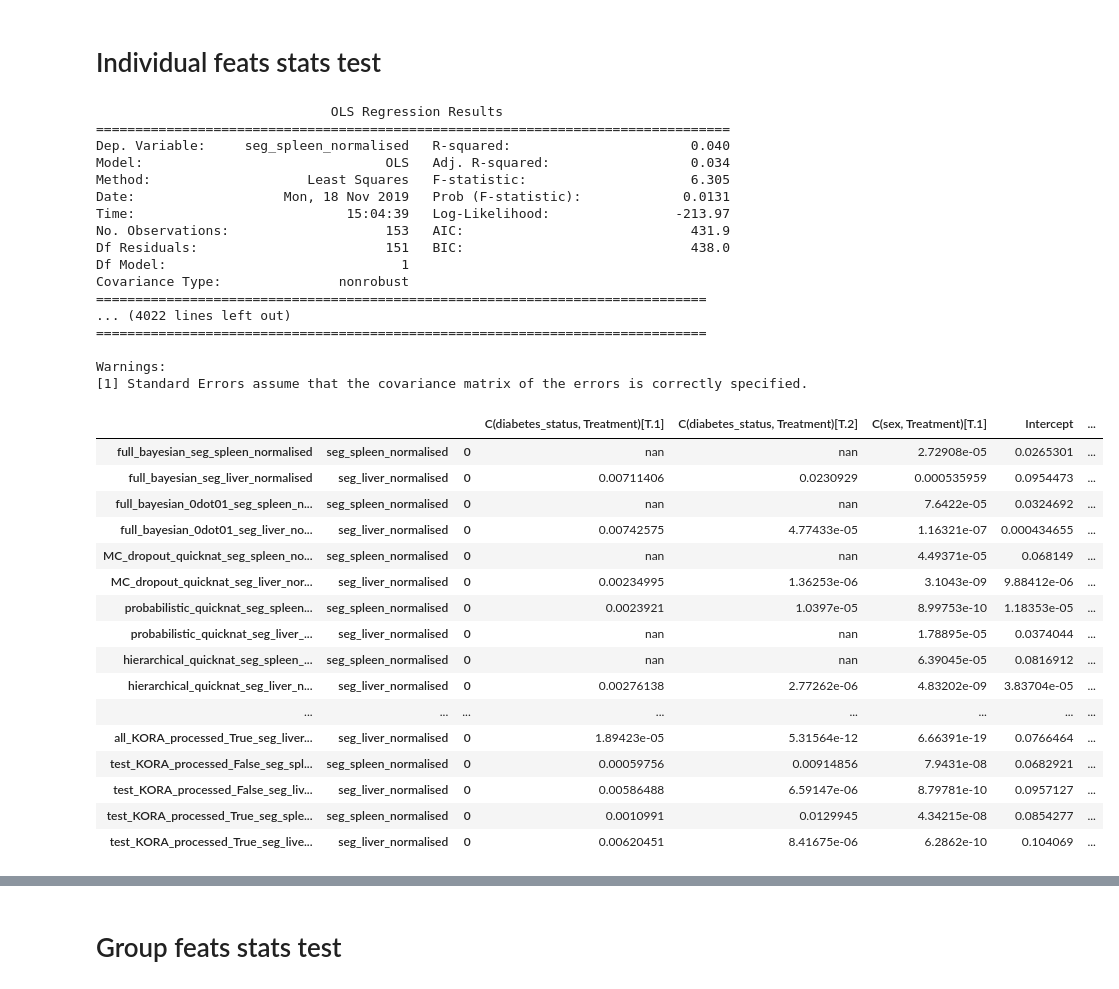
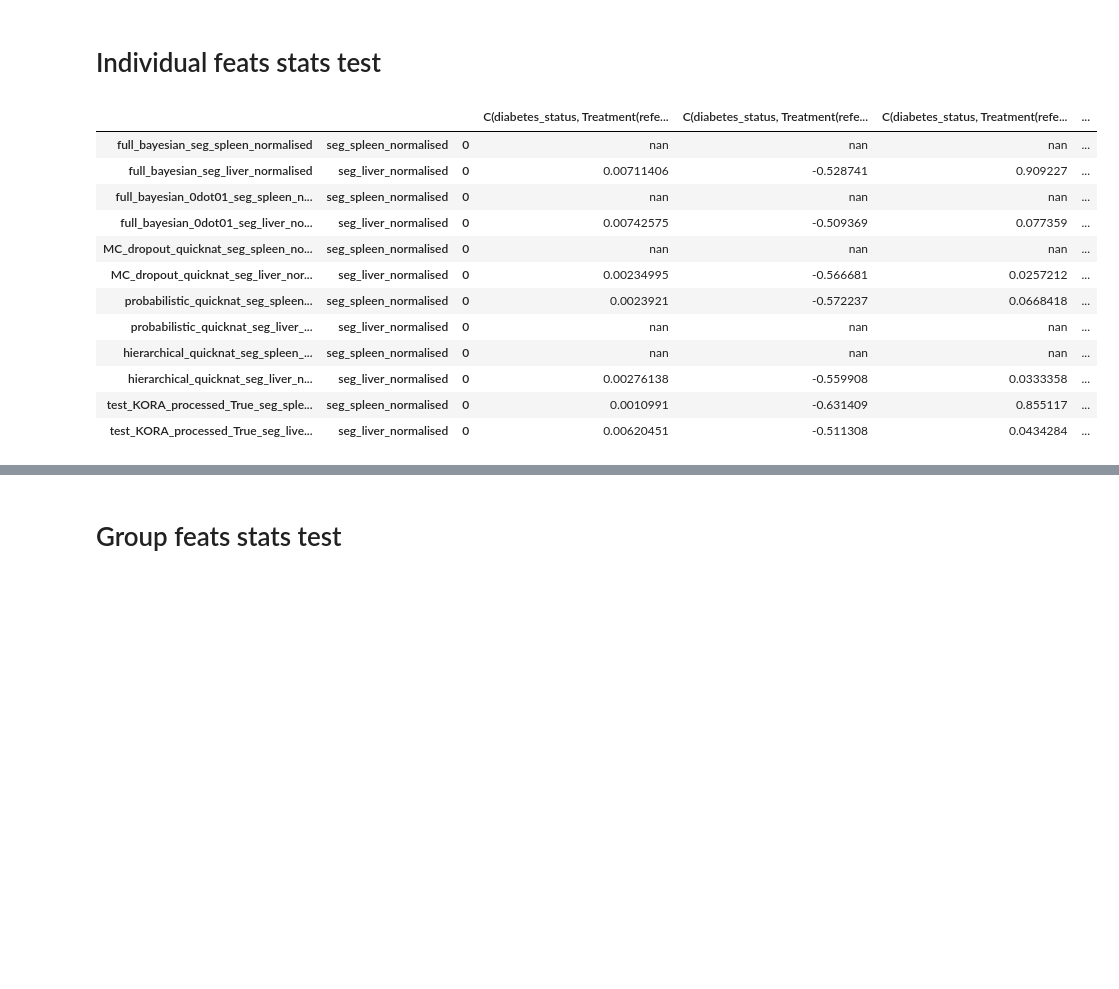
Before and after one commit to jyotirmay123/BNN-for-Uncertainty-Estimation-of-Imaging-Biomarkers, a Jupyter notebook: model_and_dataset_stats_analysis_final.ipynb, the cells around one changed output, grey strips where cells are left out. Drawn from its saved outputs; the diff is of its cells as text; code cells hidden in the pictures; blank space fills up the shorter version.

Commit message:
22.11.19_commit_stats_analysis_classification_task

```diff
--- a/model_and_dataset_stats_analysis_final.ipynb
+++ b/model_and_dataset_stats_analysis_final.ipynb
@@ -104,9 +105,9 @@ all_paths = [
     {'MC_dropout_quicknat': './projects/MC_dropout_quicknat/reports/MC_dropout_quicknat_KORA_v2/KORA/10_1572006141.7793334_concat_report_final.csv'},
     {'probabilistic_quicknat': './projects/probabilistic_quicknat/reports/probabilistic_quicknat_KORA_v2/KORA/10_1571996796.7963011_concat_report_final.csv'},
     {'hierarchical_quicknat': './projects/hierarchical_quicknat/reports/hierarchical_quicknat_KORA_v2/KORA/10_1571905560.9377904_concat_report_final.csv'},
-    {'all_KORA_processed_False': '/home/abhijit/Jyotirmay/my_thesis/dataset_groups/whole_body_datasets/KORA/all_processed_False_concat_report_final.csv'},
-    {'all_KORA_processed_True': '/home/abhijit/Jyotirmay/my_thesis/dataset_groups/whole_body_datasets/KORA/all_processed_True_concat_report_final.csv'},
-    {'test_KORA_processed_False': '/home/abhijit/Jyotirmay/my_thesis/dataset_groups/whole_body_datasets/KORA/test_processed_False_concat_report_final.csv'},
+#     {'all_KORA_processed_False': '/home/abhijit/Jyotirmay/my_thesis/dataset_groups/whole_body_datasets/KORA/all_processed_False_concat_report_final.csv'},
+#     {'all_KORA_processed_True': '/home/abhijit/Jyotirmay/my_thesis/dataset_groups/whole_body_datasets/KORA/all_processed_True_concat_report_final.csv'},
+#     {'test_KORA_processed_False': '/home/abhijit/Jyotirmay/my_thesis/dataset_groups/whole_body_datasets/KORA/test_processed_False_concat_report_final.csv'},
     {'test_KORA_processed_True': '/home/abhijit/Jyotirmay/my_thesis/dataset_groups/whole_body_datasets/KORA/test_processed_True_concat_report_final.csv'}
 ]
 
@@ -218,12 +219,19 @@ def individual_feature_stats(feats, df, target_col, categorical_feats=['diabetes
     p_values = {}
     for f in feats:
         try:
-            features_string = f'1+C({f}, Treatment)' if f in categorical_feats else f'1+{f}'
+            features_string = make_feature_string([f], categorical_feats)
             fii = ols(f'{target_col} ~ {features_string}', df).fit()
-            print(fii.summary())
             feat_dict = fii.pvalues.to_dict()
+            coeffs = fii.params
+
             for k, v in feat_dict.items():
+                orig_key = k
+                if k == 'Intercept':
+                    k = f+'_Intercept'
                 p_values[k] = v
+
+                p_values[k+'_coeff'] = coeffs[orig_key]
+            p_values['fitting_score'] = fii.rsquared
         except Exception as e:
             print(e)
 
@@ -371,61 +367,41 @@ def choose_best_features(df, feats, target_col, percentile=50):
 # Individual feats stats test
 # %%
 feats = flatten(feats_from_paper_for_group_test_no_categorisation)
+feats = ['age', 'sex', 'bmi_numeric', 'diabetes_status']
 dicts = {}
 best_feats_spleen, best_feats_liver = None, None
 for key, value in model_merged_feats_path_combined.items():
     df = pd.read_csv(value)
     df = rename(df)
 #     df = transform_to_categorical(df, ['diabetes_status'])
     df, normalised_cols = z_score_column_normalise(df, ['seg_spleen', 'seg_liver'])
     df = df.fillna(0)
 
     dicts[key] = {}
     target_col = 'seg_spleen_normalised'
     best_feats_spleen = choose_best_features(df, feats, target_col, 90)
-    p_value_dict = individual_feature_stats(best_feats_spleen, df, target_col)
+    p_value_dict = individual_feature_stats(best_feats_spleen, df, target_col, [('diabetes_status',1), 'sex'])
     dicts[key][target_col] = p_value_dict
 
     target_col = 'seg_liver_normalised'
     best_feats_liver = choose_best_features(df, feats, target_col, 90)
-    p_value_dict = individual_feature_stats(best_feats_liver, df, target_col)
+    p_value_dict = individual_feature_stats(best_feats_liver, df, target_col, [('diabetes_status',1), 'sex'])
     dicts[key][target_col] = p_value_dict
 
 p_value_df = df_from_nested_dicts(dicts).T
-p_value_df_styler = highlight_significance(p_value_df, threshold=0.0001)
+p_value_df_styler = highlight_significance(p_value_df, threshold=0.01)
 p_value_df_styler
 # %% [output]
-                              OLS Regression Results
-=================================================================================
-Dep. Variable:     seg_spleen_normalised   R-squared:                       0.040
-Model:                               OLS   Adj. R-squared:                  0.034
-Method:                    Least Squares   F-statistic:                     6.305
-Date:                   Mon, 18 Nov 2019   Prob (F-statistic):             0.0131
-Time:                           15:04:39   Log-Likelihood:                -213.97
-No. Observations:                    153   AIC:                             431.9
-Df Residuals:                        151   BIC:                             438.0
-Df Model:                              1
-Covariance Type:               nonrobust
-==============================================================================
-... (4022 lines left out)
-==============================================================================
-
-Warnings:
-[1] Standard Errors assume that the covariance matrix of the errors is correctly specified.
-|  |  |  | C(diabetes_status, Treatment)[T.1] | C(diabetes_status, Treatment)[T.2] | C(sex, Treatment)[T.1] | Intercept | ... |
-| full_bayesian_seg_spleen_normalised | seg_spleen_normalised | 0 | nan | nan | 2.72908e-05 | 0.0265301 | ... |
-| full_bayesian_seg_liver_normalised | seg_liver_normalised | 0 | 0.00711406 | 0.0230929 | 0.000535959 | 0.0954473 | ... |
-| full_bayesian_0dot01_seg_spleen_n... | seg_spleen_normalised | 0 | nan | nan | 7.6422e-05 | 0.0324692 | ... |
-| full_bayesian_0dot01_seg_liver_no... | seg_liver_normalised | 0 | 0.00742575 | 4.77433e-05 | 1.16321e-07 | 0.000434655 | ... |
-| MC_dropout_quicknat_seg_spleen_no... | seg_spleen_normalised | 0 | nan | nan | 4.49371e-05 | 0.068149 | ... |
-| MC_dropout_quicknat_seg_liver_nor... | seg_liver_normalised | 0 | 0.00234995 | 1.36253e-06 | 3.1043e-09 | 9.88412e-06 | ... |
-| probabilistic_quicknat_seg_spleen... | seg_spleen_normalised | 0 | 0.0023921 | 1.0397e-05 | 8.99753e-10 | 1.18353e-05 | ... |
-| probabilistic_quicknat_seg_liver_... | seg_liver_normalised | 0 | nan | nan | 1.78895e-05 | 0.0374044 | ... |
-| hierarchical_quicknat_seg_spleen_... | seg_spleen_normalised | 0 | nan | nan | 6.39045e-05 | 0.0816912 | ... |
-| hierarchical_quicknat_seg_liver_n... | seg_liver_normalised | 0 | 0.00276138 | 2.77262e-06 | 4.83202e-09 | 3.83704e-05 | ... |
-| ... | ... | ... | ... | ... | ... | ... | ... |
-| all_KORA_processed_True_seg_liver... | seg_liver_normalised | 0 | 1.89423e-05 | 5.31564e-12 | 6.66391e-19 | 0.0766464 | ... |
-| test_KORA_processed_False_seg_spl... | seg_spleen_normalised | 0 | 0.00059756 | 0.00914856 | 7.9431e-08 | 0.0682921 | ... |
-| test_KORA_processed_False_seg_liv... | seg_liver_normalised | 0 | 0.00586488 | 6.59147e-06 | 8.79781e-10 | 0.0957127 | ... |
-| test_KORA_processed_True_seg_sple... | seg_spleen_normalised | 0 | 0.0010991 | 0.0129945 | 4.34215e-08 | 0.0854277 | ... |
-| test_KORA_processed_True_seg_live... | seg_liver_normalised | 0 | 0.00620451 | 8.41675e-06 | 6.2862e-10 | 0.104069 | ... |
+|  |  |  | C(diabetes_status, Treatment(refe... | C(diabetes_status, Treatment(refe... | C(diabetes_status, Treatment(refe... | ... |
+| full_bayesian_seg_spleen_normalised | seg_spleen_normalised | 0 | nan | nan | nan | ... |
+| full_bayesian_seg_liver_normalised | seg_liver_normalised | 0 | 0.00711406 | -0.528741 | 0.909227 | ... |
+| full_bayesian_0dot01_seg_spleen_n... | seg_spleen_normalised | 0 | nan | nan | nan | ... |
+| full_bayesian_0dot01_seg_liver_no... | seg_liver_normalised | 0 | 0.00742575 | -0.509369 | 0.077359 | ... |
+| MC_dropout_quicknat_seg_spleen_no... | seg_spleen_normalised | 0 | nan | nan | nan | ... |
+| MC_dropout_quicknat_seg_liver_nor... | seg_liver_normalised | 0 | 0.00234995 | -0.566681 | 0.0257212 | ... |
+| probabilistic_quicknat_seg_spleen... | seg_spleen_normalised | 0 | 0.0023921 | -0.572237 | 0.0668418 | ... |
+| probabilistic_quicknat_seg_liver_... | seg_liver_normalised | 0 | nan | nan | nan | ... |
+| hierarchical_quicknat_seg_spleen_... | seg_spleen_normalised | 0 | nan | nan | nan | ... |
+| hierarchical_quicknat_seg_liver_n... | seg_liver_normalised | 0 | 0.00276138 | -0.559908 | 0.0333358 | ... |
+| test_KORA_processed_True_seg_sple... | seg_spleen_normalised | 0 | 0.0010991 | -0.631409 | 0.855117 | ... |
+| test_KORA_processed_True_seg_live... | seg_liver_normalised | 0 | 0.00620451 | -0.511308 | 0.0434284 | ... |
```
Also changed, not shown: parts of 18 cells of this notebook, 7 other files.
